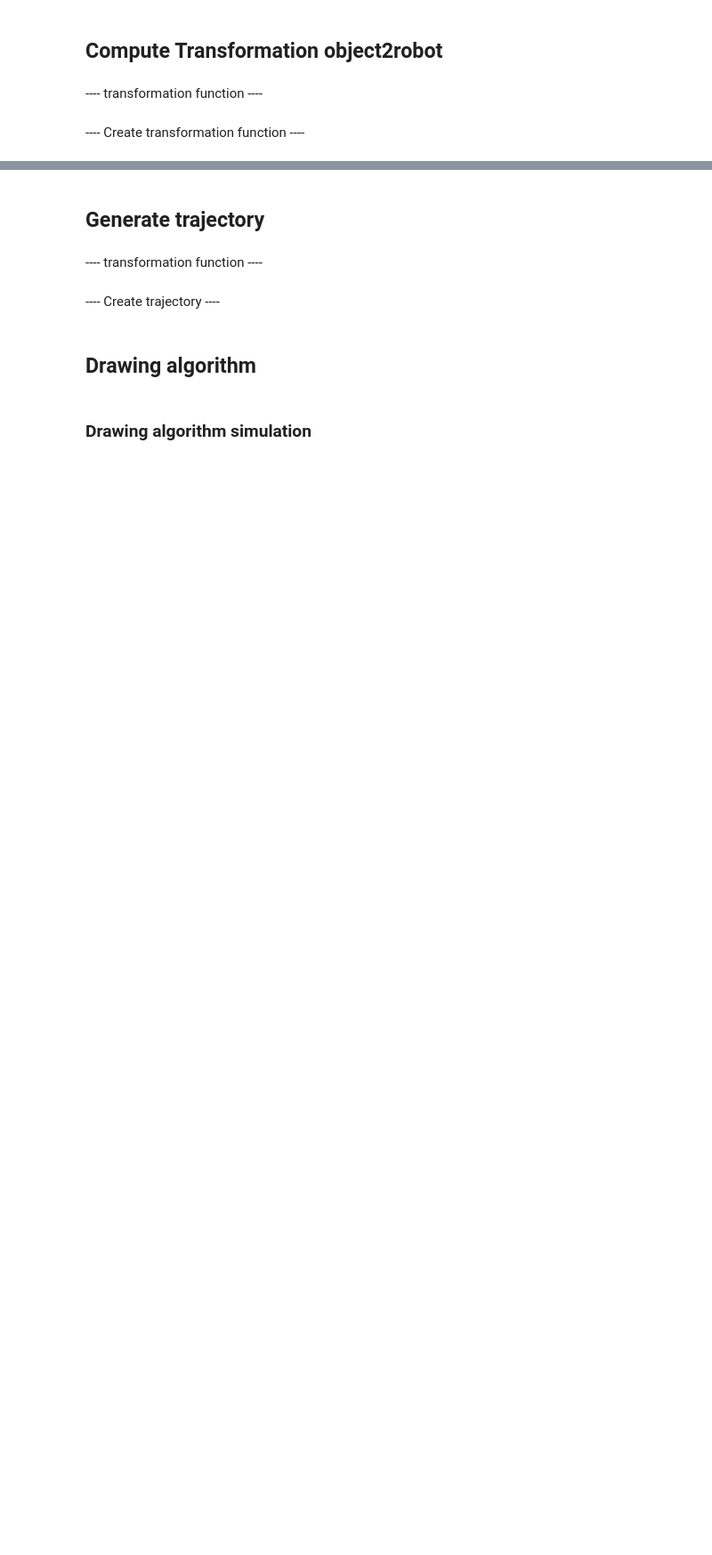
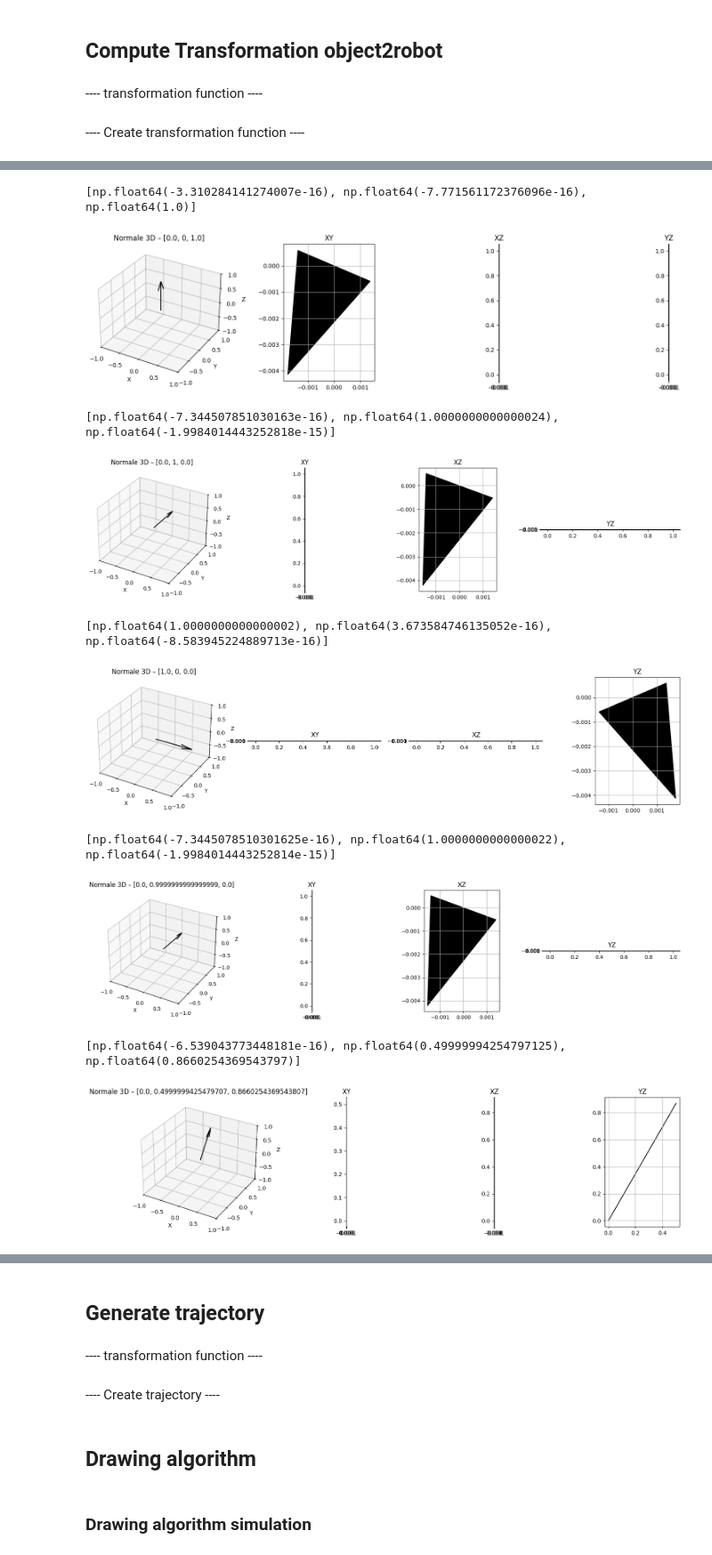
Before and after one commit to Toys-R-Us-Rex/ur3e-control, a Jupyter notebook: DuckifySim.ipynb, the cells around one changed output, grey strips where cells are left out. Shown at 89% size. Drawn from its saved outputs; the diff is of its cells as text; code cells hidden in the pictures; blank space fills up the shorter version.

Commit message:
add: plot

```diff
--- a/DuckifySim.ipynb
+++ b/DuckifySim.ipynb
@@ -148,7 +250,7 @@ def create_transformation(A, B):
     T[:3, 3] = t
 
     # Normal transform
-    R_normal = np.linalg.inv(R).T
+    R_normal = R # np.linalg.inv(R).T
     T_normal = np.eye(4)
     T_normal[:3, :3] = R_normal
 
@@ -156,16 +258,15 @@ def create_transformation(A, B):
         p = np.asarray(p)
         point = p[:3]
         normal = p[3:]
-
         # Transform point
         p_new = T @ [*point, 1]
 
         # Transform normal
         nx,ny,nz = normal
         n_new = T_normal @ [nx,ny,nz, 1]
-        n_new /= np.linalg.norm(n_new)
+        #n_new /= np.linalg.norm(n_new)
         r_new = _normal_to_rxyz(n_new[:3])
 
-        return [*p_new[:3], *r_new]
+        return [*p_new[:3], *n_new[:3]]
 
     return AtoB
@@ -205,0 +404,30 @@ for f in faces:
+# %%
+p_w = [0,0,0]
+faces = [
+    [0.0, 0, 1.0],
+    [0.0, 1, 0.0],
+    [1.0, 0, 0.0],
+    [0.0, 0.9999999999999999, 0.0],
+    [0.0, 0.4999999425479707, 0.8660254369543807],
+    [0.0, 0.500000078148597, -0.8660253586653204],
+    [0.7660444804970836, 0.6427875651410451, 0.0],
+    [-0.7660444410855507, 0.6427876121098819, 4.820907090824115e-08]
+]
+
+for f in faces:
+    t = obj2robot([*p_w, *f])
+    rvec = t[3:]  # rx, ry, rz
+    print(rvec)
+    #plot_reuler(rvec,f"{f}")
+    plot_normal(rvec,f"{f}")
+# %% [output]
+[np.float64(-3.310284141274007e-16), np.float64(-7.771561172376096e-16), np.float64(1.0)]
+[figure, added]
+[np.float64(-7.344507851030163e-16), np.float64(1.0000000000000024), np.float64(-1.9984014443252818e-15)]
+[figure, added]
+[np.float64(1.0000000000000002), np.float64(3.673584746135052e-16), np.float64(-8.583945224889713e-16)]
+[figure, added]
+[np.float64(-7.3445078510301625e-16), np.float64(1.0000000000000022), np.float64(-1.9984014443252814e-15)]
+[figure, added]
+[np.float64(-6.539043773448181e-16), np.float64(0.49999994254797125), np.float64(0.8660254369543797)]
+[figure, added]
```
Also changed, not shown: parts of 22 cells of this notebook, 1 other file.
